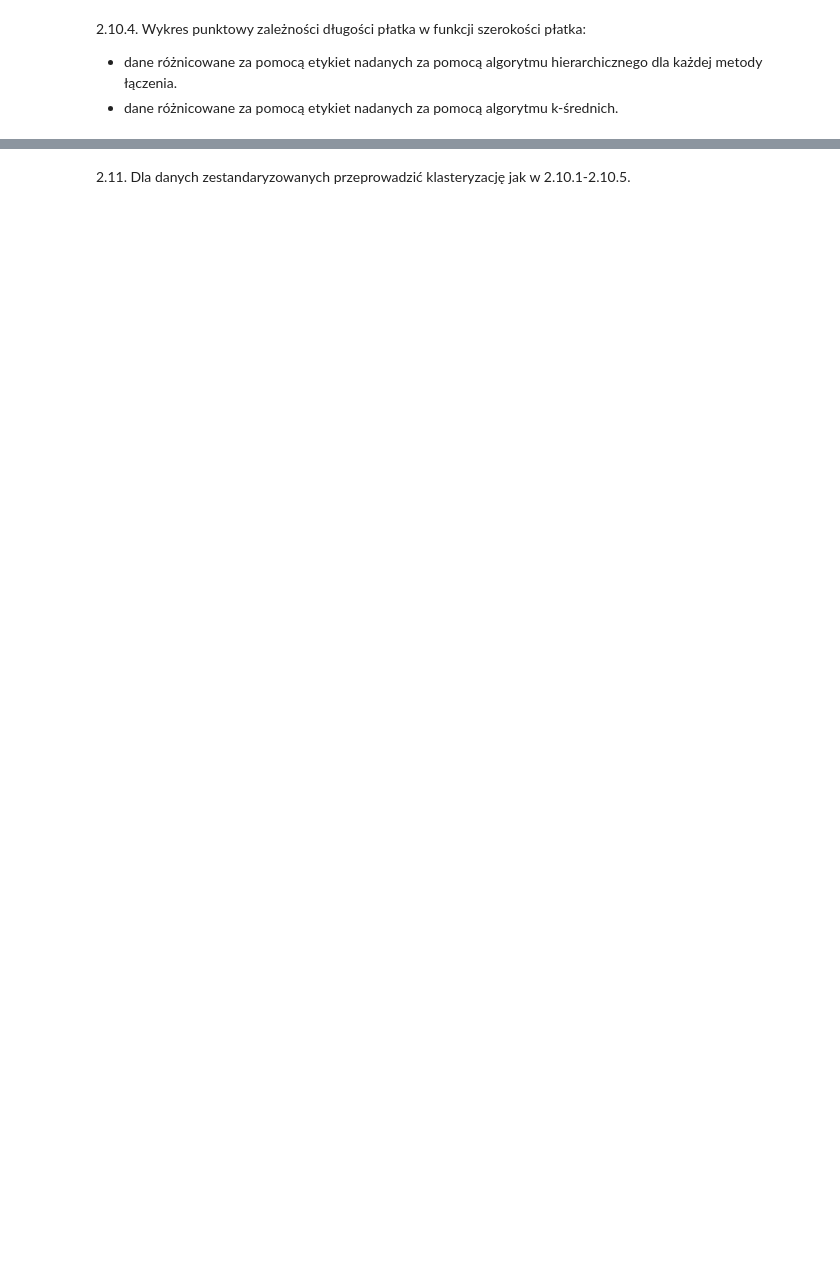
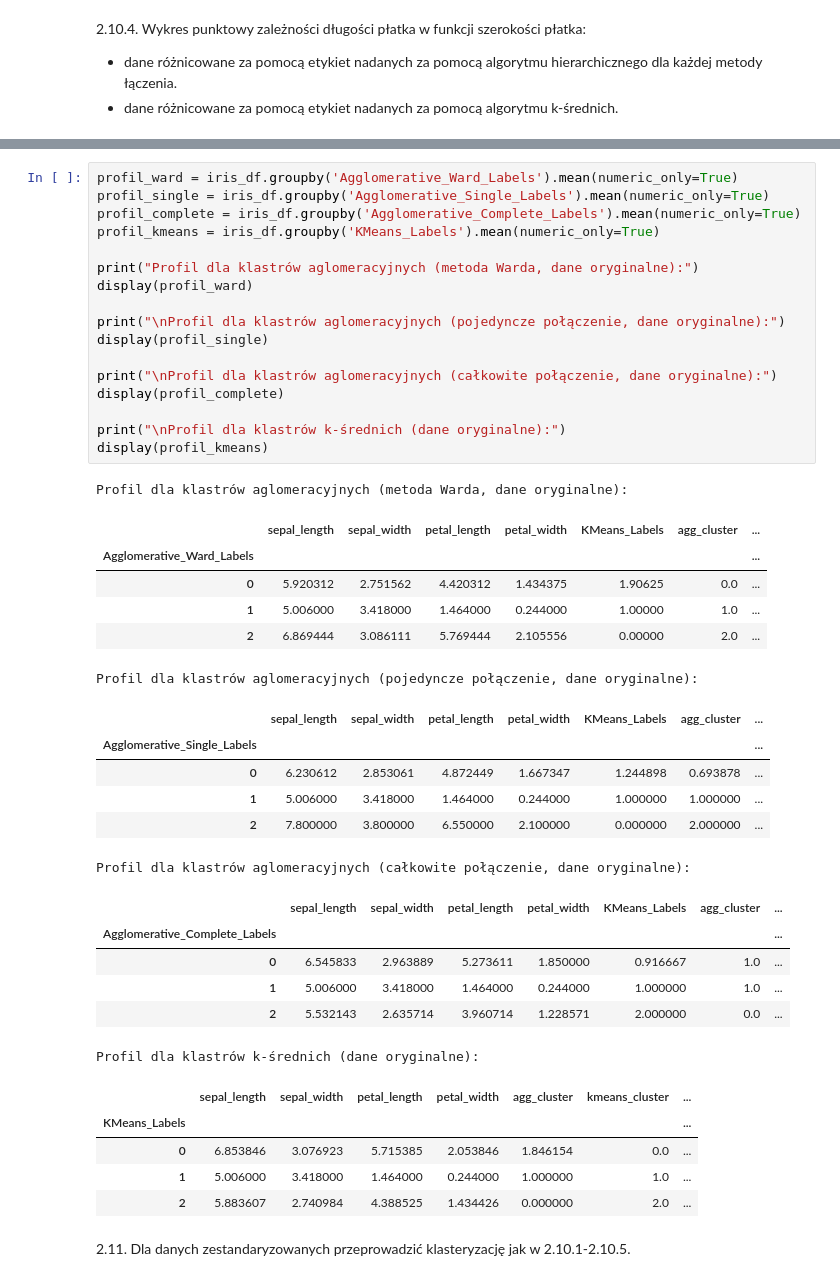
Before and after one commit to juliaduch/maszynowa_analiza_danych, a Jupyter notebook: Duch_Julia_LMAD_PSI_L4.ipynb, the cells around one changed output, grey strips where cells are left out. Cells and saved outputs as stored; diff of their text form; blank space fills up the shorter version.

```diff
--- a/Duch_Julia_LMAD_PSI_L4.ipynb
+++ b/Duch_Julia_LMAD_PSI_L4.ipynb
@@ -424,3 +415,45 @@ plt.show()
+# %%
+profil_ward = iris_df.groupby('Agglomerative_Ward_Labels').mean(numeric_only=True)
+profil_single = iris_df.groupby('Agglomerative_Single_Labels').mean(numeric_only=True)
+profil_complete = iris_df.groupby('Agglomerative_Complete_Labels').mean(numeric_only=True)
+profil_kmeans = iris_df.groupby('KMeans_Labels').mean(numeric_only=True)
+
+print("Profil dla klastrów aglomeracyjnych (metoda Warda, dane oryginalne):")
+display(profil_ward)
+
+print("\nProfil dla klastrów aglomeracyjnych (pojedyncze połączenie, dane oryginalne):")
+display(profil_single)
+
+print("\nProfil dla klastrów aglomeracyjnych (całkowite połączenie, dane oryginalne):")
+display(profil_complete)
+
+print("\nProfil dla klastrów k-średnich (dane oryginalne):")
+display(profil_kmeans)
+# %% [output]
+Profil dla klastrów aglomeracyjnych (metoda Warda, dane oryginalne):
+|  | sepal_length | sepal_width | petal_length | petal_width | KMeans_Labels | agg_cluster | ... |
+| Agglomerative_Ward_Labels |  |  |  |  |  |  | ... |
+| 0 | 5.920312 | 2.751562 | 4.420312 | 1.434375 | 1.90625 | 0.0 | ... |
+| 1 | 5.006000 | 3.418000 | 1.464000 | 0.244000 | 1.00000 | 1.0 | ... |
+| 2 | 6.869444 | 3.086111 | 5.769444 | 2.105556 | 0.00000 | 2.0 | ... |
+Profil dla klastrów aglomeracyjnych (pojedyncze połączenie, dane oryginalne):
+|  | sepal_length | sepal_width | petal_length | petal_width | KMeans_Labels | agg_cluster | ... |
+| Agglomerative_Single_Labels |  |  |  |  |  |  | ... |
+| 0 | 6.230612 | 2.853061 | 4.872449 | 1.667347 | 1.244898 | 0.693878 | ... |
+| 1 | 5.006000 | 3.418000 | 1.464000 | 0.244000 | 1.000000 | 1.000000 | ... |
+| 2 | 7.800000 | 3.800000 | 6.550000 | 2.100000 | 0.000000 | 2.000000 | ... |
+Profil dla klastrów aglomeracyjnych (całkowite połączenie, dane oryginalne):
+|  | sepal_length | sepal_width | petal_length | petal_width | KMeans_Labels | agg_cluster | ... |
+| Agglomerative_Complete_Labels |  |  |  |  |  |  | ... |
+| 0 | 6.545833 | 2.963889 | 5.273611 | 1.850000 | 0.916667 | 1.0 | ... |
+| 1 | 5.006000 | 3.418000 | 1.464000 | 0.244000 | 1.000000 | 1.0 | ... |
+| 2 | 5.532143 | 2.635714 | 3.960714 | 1.228571 | 2.000000 | 0.0 | ... |
+Profil dla klastrów k-średnich (dane oryginalne):
+|  | sepal_length | sepal_width | petal_length | petal_width | agg_cluster | kmeans_cluster | ... |
+| KMeans_Labels |  |  |  |  |  |  | ... |
+| 0 | 6.853846 | 3.076923 | 5.715385 | 2.053846 | 1.846154 | 0.0 | ... |
+| 1 | 5.006000 | 3.418000 | 1.464000 | 0.244000 | 1.000000 | 1.0 | ... |
+| 2 | 5.883607 | 2.740984 | 4.388525 | 1.434426 | 0.000000 | 2.0 | ... |
 # %% [markdown]
 2.11. Dla danych zestandaryzowanych przeprowadzić klasteryzację jak w 2.10.1-2.10.5.
 # %%
```
Also changed, not shown: parts of 12 cells of this notebook.
